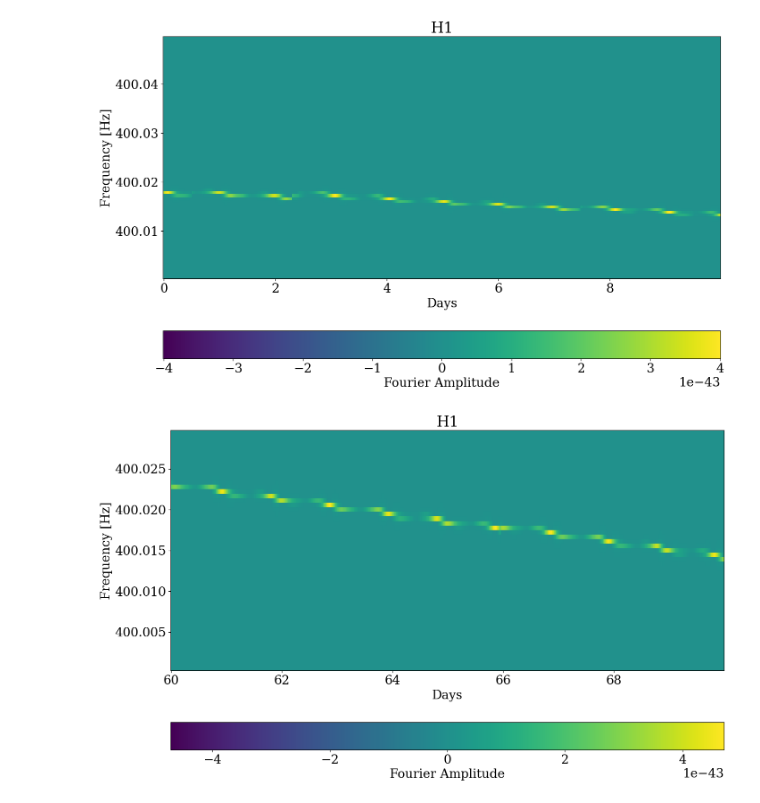
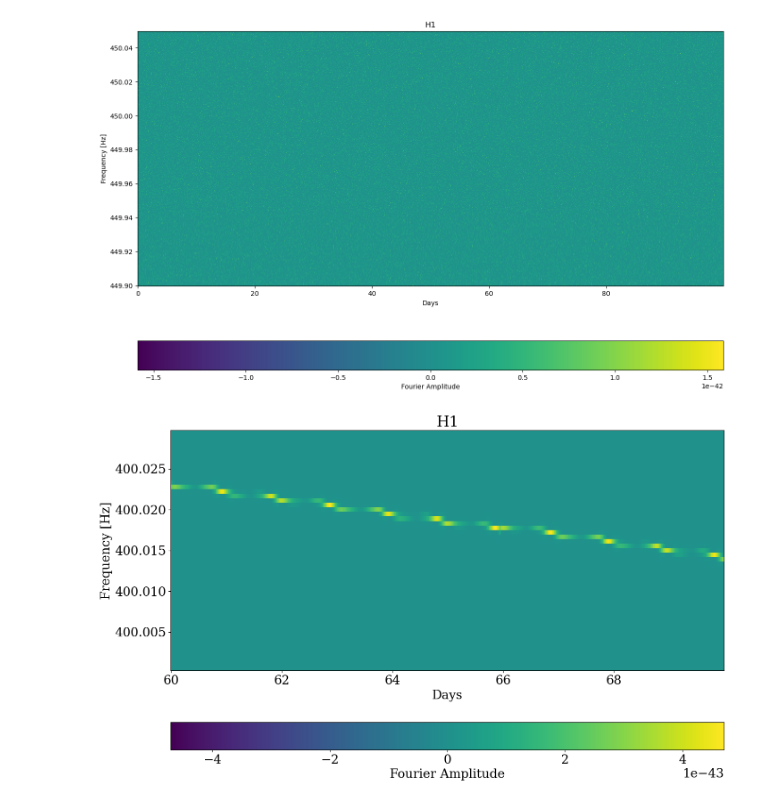
Before and after one commit to damondmc/simGlitch, a Jupyter notebook: plot.ipynb, the cells around one changed output. Drawn from its saved outputs; the diff is of its cells as text; code cells hidden in the pictures.

```diff
--- a/plot.ipynb
+++ b/plot.ipynb
@@ -54,5 +74,5 @@ outdir = os.path.join("testdata", label)
 # %%
 
 ts = 1368970000
-frequency, timestamps, fourier_data = get_sft_as_arrays('sfts/simCW2/H-480_H1_1800SFT_simCW2_NBF0399Hz0W0002Hz0-1368970000-864000.sft')
+frequency, timestamps, fourier_data = get_sft_as_arrays('./data/with_glitch/simCW0/H-4800_H1_1800SFT_simCW0_NBF0449Hz0W0002Hz0-1368970000-8640000.sft')
 # %% [output]
@@ -60,13 +80,13 @@ frequency, timestamps, fourier_data = get_sft_as_arrays('sfts/simCW2/H-480_H1_18
 # %%
 det = 'H1'
 data1 = fourier_data[det].real ** 2 + fourier_data[det].imag ** 2
 
-idx = np.where((frequency<400.05)*(frequency>400))[0]
+idx = np.where((frequency<450.05)*(frequency>449.9))[0]
 fig, ax = plot_spectrograms(
-    timestamps[det][0], timestamps[det], frequency[idx], data1[idx],
+    timestamps[det], frequency[idx], data1[idx],
 );
 # %% [output]
-[figure, old version]
+[figure, new version]
 # %%
 idx = np.where((frequency<400.075)*(frequency>399.95))[0]
 # %%
```
Also changed, not shown: parts of 2 cells of this notebook, 16 other files.
